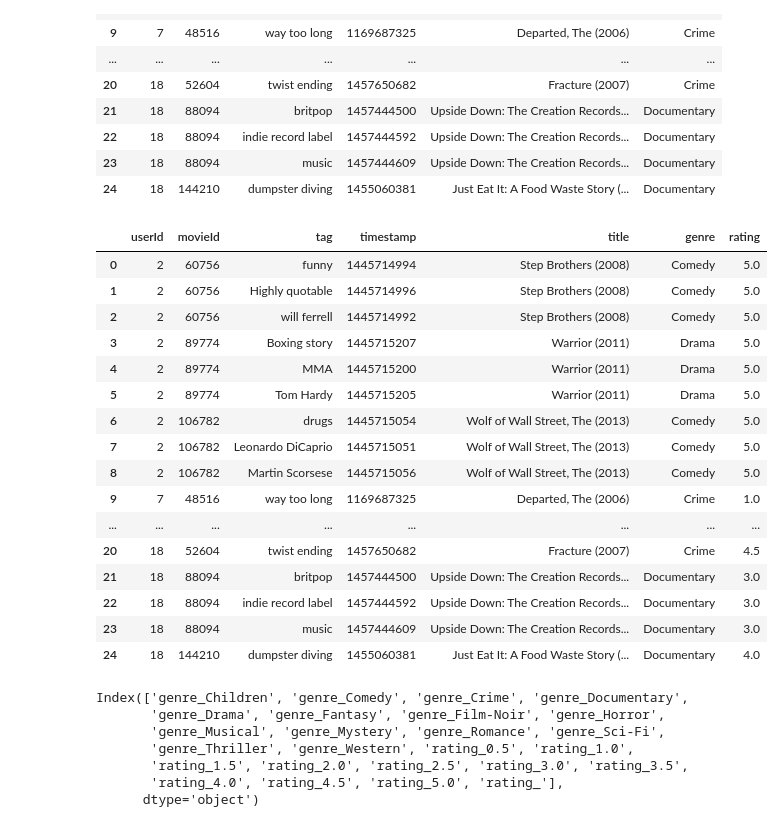
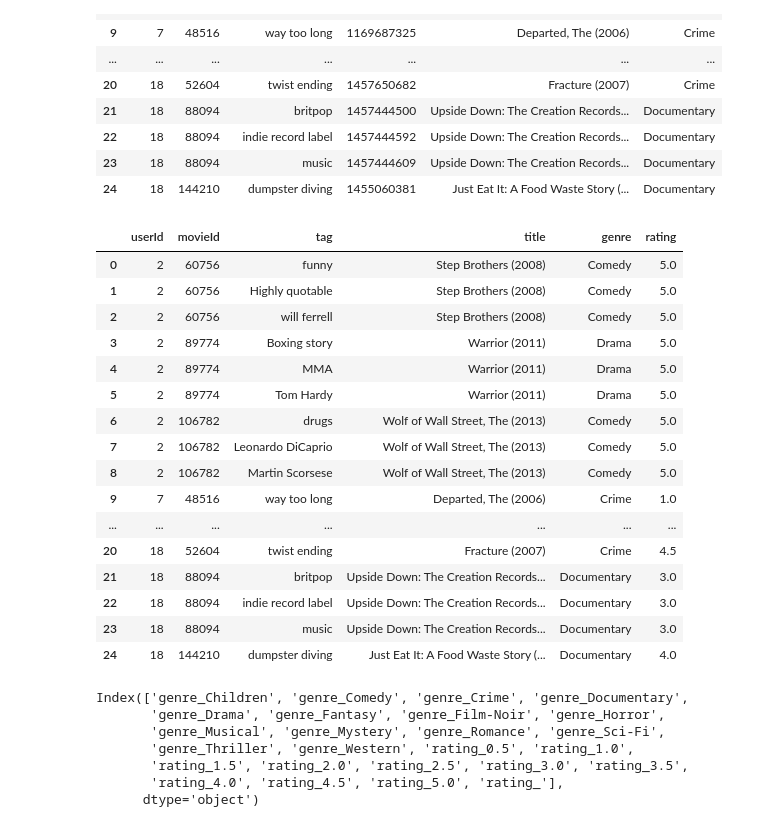
Before and after one commit to dmropp/Project_4_ML, a Jupyter notebook: analysis.ipynb, the cells around one changed output. Drawn from its saved outputs; the diff is of its cells as text; code cells hidden in the pictures.

```diff
--- a/analysis.ipynb
+++ b/analysis.ipynb
@@ -189,33 +189,34 @@ tags_movies.head(25)
 # %%
 # Add ratings for each user/movie combo to movies + tags dataframe
 tags_movies_ratings = tags_movies.copy()
 tags_movies_ratings["rating"] = ""
 for j in range(len(tags_movies_ratings)):
     user = tags_movies_ratings.loc[j, "userId"]
     movie = tags_movies_ratings.loc[j, "movieId"]
     rating = ratings_df.loc[((ratings_df["userId"]==user) & (ratings_df["movieId"]==movie)), "rating"]
     if not rating.empty:
         tags_movies_ratings.loc[tags_movies_ratings.index[j], "rating"] = rating.item()
 
-tags_movies_ratings.head(25)
+tmr_df = tags_movies_ratings.drop(columns="timestamp")
+tmr_df.head(25)
 # %% [output]
-|  | userId | movieId | tag | timestamp | title | genre | rating |
-| 0 | 2 | 60756 | funny | 1445714994 | Step Brothers (2008) | Comedy | 5.0 |
-| 1 | 2 | 60756 | Highly quotable | 1445714996 | Step Brothers (2008) | Comedy | 5.0 |
-| 2 | 2 | 60756 | will ferrell | 1445714992 | Step Brothers (2008) | Comedy | 5.0 |
-| 3 | 2 | 89774 | Boxing story | 1445715207 | Warrior (2011) | Drama | 5.0 |
-| 4 | 2 | 89774 | MMA | 1445715200 | Warrior (2011) | Drama | 5.0 |
-| 5 | 2 | 89774 | Tom Hardy | 1445715205 | Warrior (2011) | Drama | 5.0 |
-| 6 | 2 | 106782 | drugs | 1445715054 | Wolf of Wall Street, The (2013) | Comedy | 5.0 |
-| 7 | 2 | 106782 | Leonardo DiCaprio | 1445715051 | Wolf of Wall Street, The (2013) | Comedy | 5.0 |
-| 8 | 2 | 106782 | Martin Scorsese | 1445715056 | Wolf of Wall Street, The (2013) | Comedy | 5.0 |
-| 9 | 7 | 48516 | way too long | 1169687325 | Departed, The (2006) | Crime | 1.0 |
-| ... | ... | ... | ... | ... | ... | ... | ... |
-| 20 | 18 | 52604 | twist ending | 1457650682 | Fracture (2007) | Crime | 4.5 |
-| 21 | 18 | 88094 | britpop | 1457444500 | Upside Down: The Creation Records... | Documentary | 3.0 |
-| 22 | 18 | 88094 | indie record label | 1457444592 | Upside Down: The Creation Records... | Documentary | 3.0 |
-| 23 | 18 | 88094 | music | 1457444609 | Upside Down: The Creation Records... | Documentary | 3.0 |
-| 24 | 18 | 144210 | dumpster diving | 1455060381 | Just Eat It: A Food Waste Story (... | Documentary | 4.0 |
+|  | userId | movieId | tag | title | genre | rating |
+| 0 | 2 | 60756 | funny | Step Brothers (2008) | Comedy | 5.0 |
+| 1 | 2 | 60756 | Highly quotable | Step Brothers (2008) | Comedy | 5.0 |
+| 2 | 2 | 60756 | will ferrell | Step Brothers (2008) | Comedy | 5.0 |
+| 3 | 2 | 89774 | Boxing story | Warrior (2011) | Drama | 5.0 |
+| 4 | 2 | 89774 | MMA | Warrior (2011) | Drama | 5.0 |
+| 5 | 2 | 89774 | Tom Hardy | Warrior (2011) | Drama | 5.0 |
+| 6 | 2 | 106782 | drugs | Wolf of Wall Street, The (2013) | Comedy | 5.0 |
+| 7 | 2 | 106782 | Leonardo DiCaprio | Wolf of Wall Street, The (2013) | Comedy | 5.0 |
+| 8 | 2 | 106782 | Martin Scorsese | Wolf of Wall Street, The (2013) | Comedy | 5.0 |
+| 9 | 7 | 48516 | way too long | Departed, The (2006) | Crime | 1.0 |
+| ... | ... | ... | ... | ... | ... | ... |
+| 20 | 18 | 52604 | twist ending | Fracture (2007) | Crime | 4.5 |
+| 21 | 18 | 88094 | britpop | Upside Down: The Creation Records... | Documentary | 3.0 |
+| 22 | 18 | 88094 | indie record label | Upside Down: The Creation Records... | Documentary | 3.0 |
+| 23 | 18 | 88094 | music | Upside Down: The Creation Records... | Documentary | 3.0 |
+| 24 | 18 | 144210 | dumpster diving | Just Eat It: A Food Waste Story (... | Documentary | 4.0 |
 # %%
 # ML model (supervised learning - logistic regression?)
 
```
Also changed, not shown: parts of 1 cell of this notebook, 1 other file.
